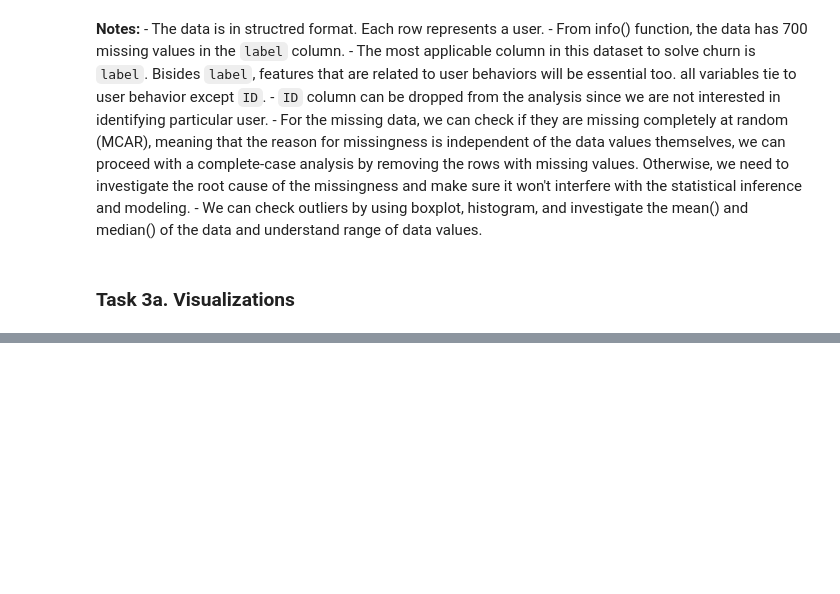
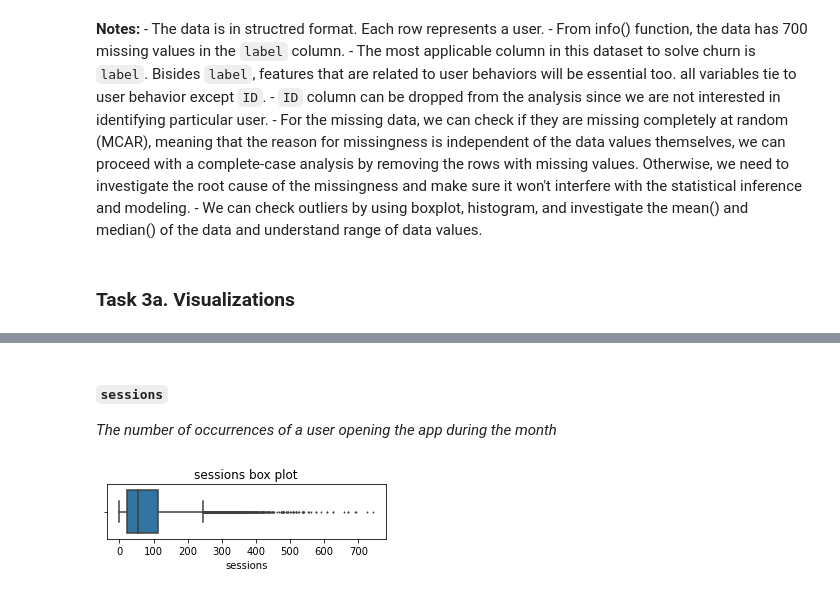
Before and after one commit to BrHACHLAF/Waze-project, a Jupyter notebook: waze_project_part_2.ipynb, the cells around one changed output, grey strips where cells are left out. Cells and saved outputs as stored; diff of their text form; code cells hidden in the pictures; blank space fills up the shorter version.

```diff
--- a/waze_project_part_2.ipynb
+++ b/waze_project_part_2.ipynb
@@ -93,0 +115,11 @@ memory usage: 1.5+ MB
+# %% [markdown]
+#### `sessions`
+
+_The number of occurrences of a user opening the app during the month_
+# %%
+# Box plot
+plt.figure(figsize=(5,1))
+plt.title('sessions box plot')
+sns.boxplot(x=df['sessions'], fliersize=1);
+# %% [output]
+[figure, added]
```
Also changed, not shown: parts of 57 cells of this notebook.
